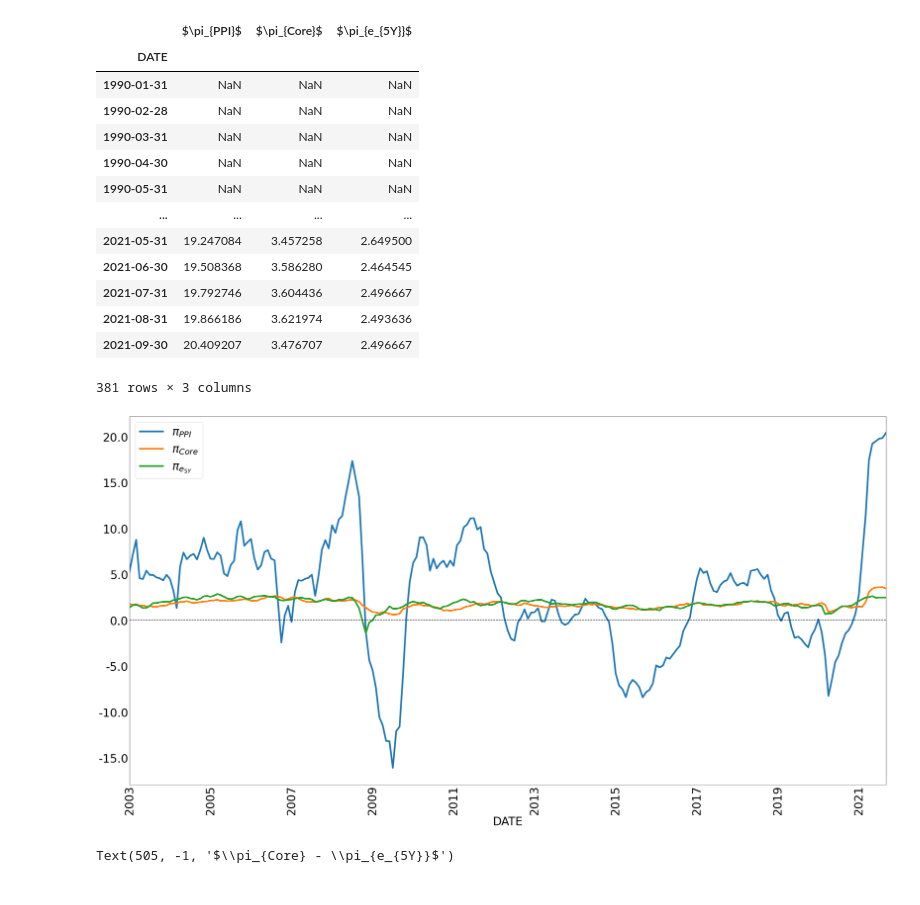
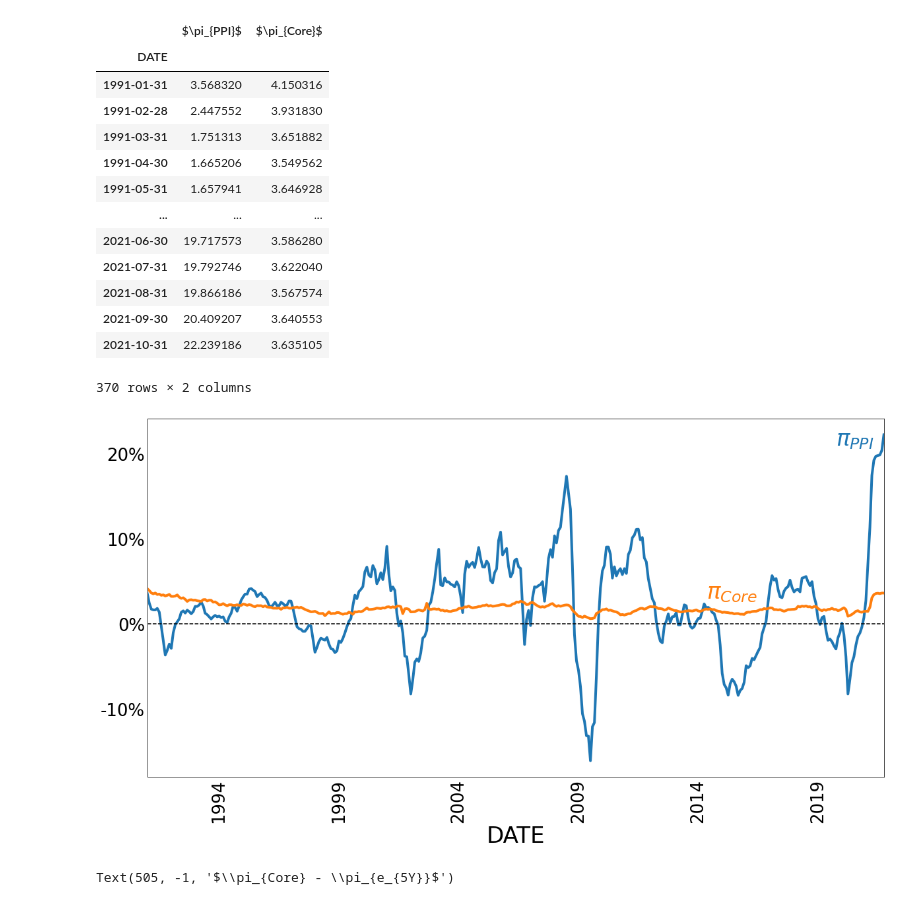
Before and after one commit to jlcatonjr/Learn-Python-for-Stats-and-Econ, a Jupyter notebook: Projects/SMP Data/Assessing Potential for Higher Inflation.ipynb, the cells around one changed output. Saved outputs shown, nothing was run; the diff lists cells and outputs as text; code cells hidden in the pictures.

```diff
--- a/Projects/SMP Data/Assessing Potential for Higher Inflation.ipynb
+++ b/Projects/SMP Data/Assessing Potential for Higher Inflation.ipynb
@@ -213,27 +225,37 @@ plot_df.to_csv("PPIData.csv")
-# %%
-plt.rcParams.update({'font.size': 34})
-plot_keys = ["$\pi_{PPI}$",
-             "$\pi_{Core}$",
-             "$\pi_{e_{5Y}}$"]
-plot_df = df[plot_keys]
-plot_lines(plot_df, linewidth = 5)
-plot_df#.to_csv("inflationData.csv")
-# %% [output]
-|  | $\pi_{PPI}$ | $\pi_{Core}$ | $\pi_{e_{5Y}}$ |
-| DATE |  |  |  |
-| 1990-01-31 | NaN | NaN | NaN |
-| 1990-02-28 | NaN | NaN | NaN |
-| 1990-03-31 | NaN | NaN | NaN |
-| 1990-04-30 | NaN | NaN | NaN |
-| 1990-05-31 | NaN | NaN | NaN |
-| ... | ... | ... | ... |
-| 2021-05-31 | 19.247084 | 3.457258 | 2.649500 |
-| 2021-06-30 | 19.508368 | 3.586280 | 2.464545 |
-| 2021-07-31 | 19.792746 | 3.604436 | 2.496667 |
-| 2021-08-31 | 19.866186 | 3.621974 | 2.493636 |
-| 2021-09-30 | 20.409207 | 3.476707 | 2.496667 |
-381 rows × 3 columns
-[figure, removed]
+# %%
+plt.rcParams.update({'font.size': 34})
+plot_keys = ["$\pi_{PPI}$",
+             "$\pi_{Core}$"]
+plot_df = df[plot_keys].dropna()#.rolling(12).mean()
+fig,ax = plt.subplots(figsize=(20,10))
+plot_df.plot(ax = ax, linewidth = 4, legend = False)
+ax.axhline(0, ls = "--", color = "k")
+ax.set_yticklabels([str(int(val)) + "%" for val in ax.get_yticks()], fontsize = 26)
+plt.xticks(rotation=90, fontsize =26)
+ax.tick_params('both', length=0, which='both')
+ax.text(597,21 ,  plot_keys[0], color = "C0", alpha = 1)
+ax.text(532,3 ,  plot_keys[1], color = "C1", alpha = 1)
+
+
+# plot_lines(plot_df, linewidth = 5)
+
+plot_df#.to_csv("inflationData.csv")
+# %% [output]
+|  | $\pi_{PPI}$ | $\pi_{Core}$ |
+| DATE |  |  |
+| 1991-01-31 | 3.568320 | 4.150316 |
+| 1991-02-28 | 2.447552 | 3.931830 |
+| 1991-03-31 | 1.751313 | 3.651882 |
+| 1991-04-30 | 1.665206 | 3.549562 |
+| 1991-05-31 | 1.657941 | 3.646928 |
+| ... | ... | ... |
+| 2021-06-30 | 19.717573 | 3.586280 |
+| 2021-07-31 | 19.792746 | 3.622040 |
+| 2021-08-31 | 19.866186 | 3.567574 |
+| 2021-09-30 | 20.409207 | 3.640553 |
+| 2021-10-31 | 22.239186 | 3.635105 |
+370 rows × 2 columns
+[figure, added]
 # %%
 df["$\pi_{Core} - \pi_{e_{5Y}}$"] = df["$\pi_{Core}$"].sub(df["$\pi_{e_{5Y}}$"])
 df["$\pi_{Core} - \pi_{e_{10Y}}$"] = df["$\pi_{Core}$"].sub(df["$\pi_{e_{10Y}}$"])
```
Also changed, not shown: parts of 14 cells of this notebook, 6 other files.
